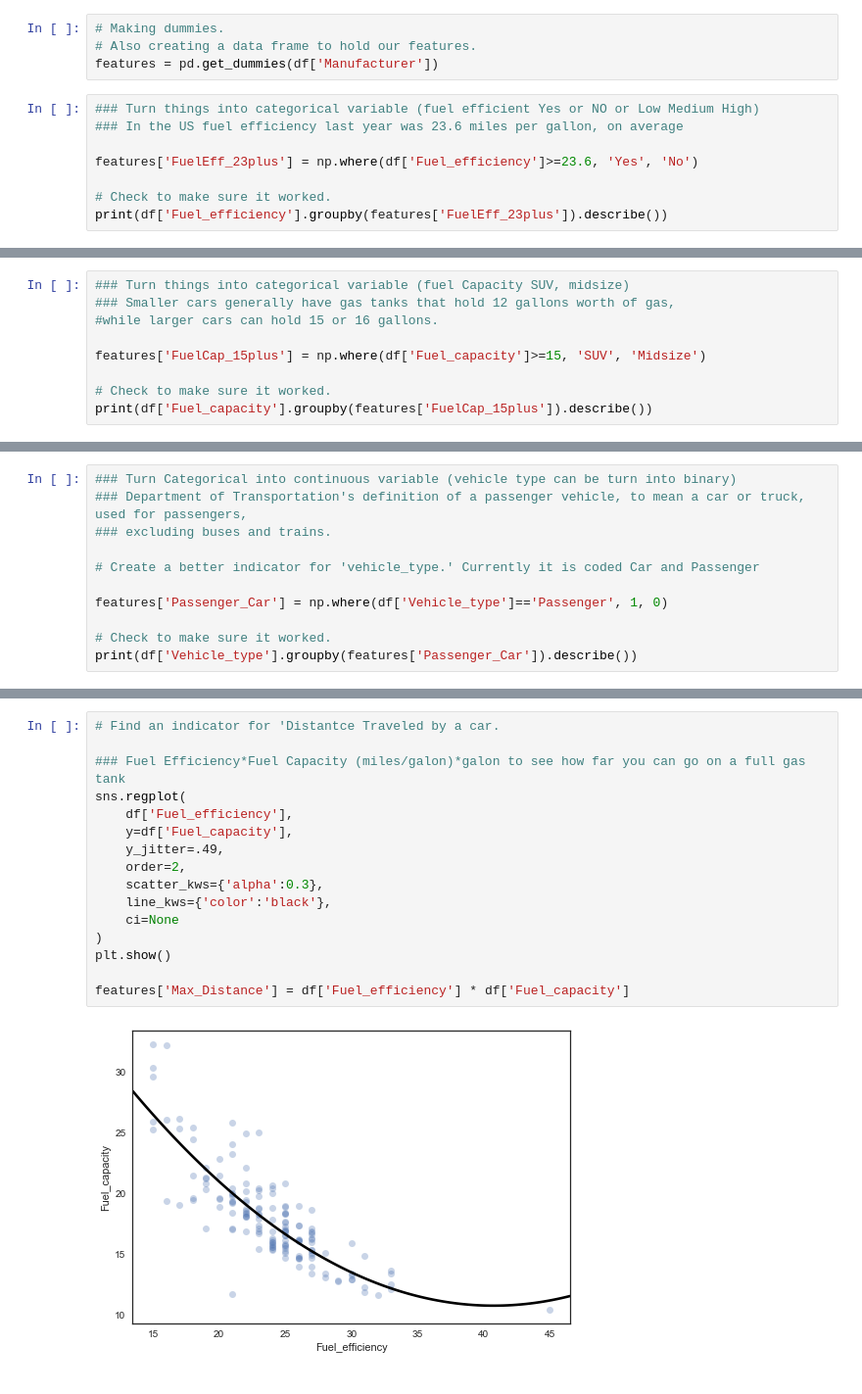
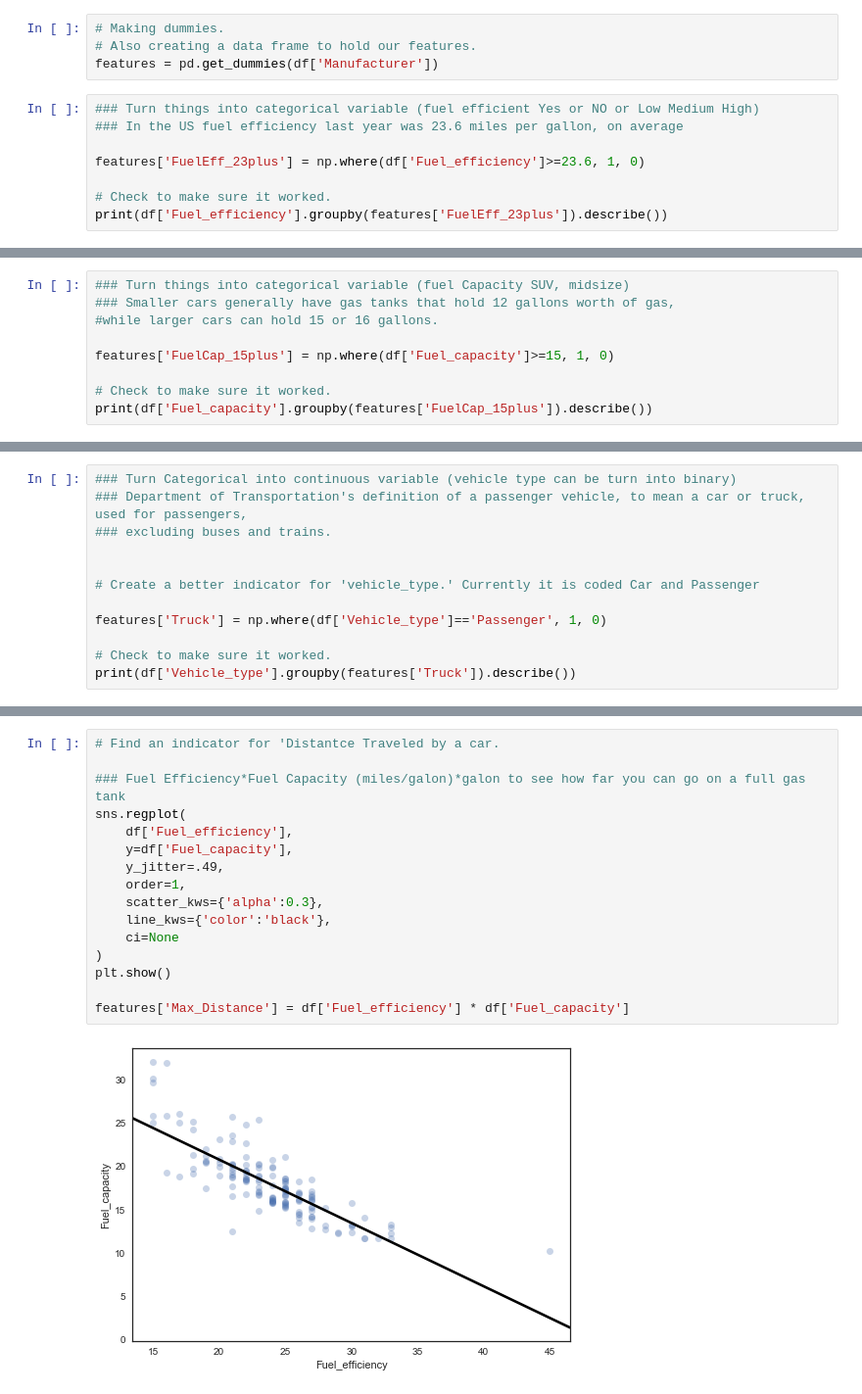
Before and after one commit to mguemon/Thinkful-, a Jupyter notebook: Challenge_PreparingToModel.ipynb, the cells around one changed output, grey strips where cells are left out. Shown at 98% size. Cells and saved outputs as stored; diff of their text form.

```diff
--- a/Challenge_PreparingToModel.ipynb
+++ b/Challenge_PreparingToModel.ipynb
@@ -154,7 +205,7 @@ features = pd.get_dummies(df['Manufacturer'])
 ### Turn things into categorical variable (fuel efficient Yes or NO or Low Medium High)
 ### In the US fuel efficiency last year was 23.6 miles per gallon, on average
 
-features['FuelEff_23plus'] = np.where(df['Fuel_efficiency']>=23.6, 'Yes', 'No')
+features['FuelEff_23plus'] = np.where(df['Fuel_efficiency']>=23.6, 1, 0)
 
 # Check to make sure it worked.
 print(df['Fuel_efficiency'].groupby(features['FuelEff_23plus']).describe())
@@ -168,7 +219,7 @@ Yes              85.0  26.705882  3.157846  24.0  25.0  26.0  27.0  45.0
 ### Smaller cars generally have gas tanks that hold 12 gallons worth of gas,
 #while larger cars can hold 15 or 16 gallons.
 
-features['FuelCap_15plus'] = np.where(df['Fuel_capacity']>=15, 'SUV', 'Midsize')
+features['FuelCap_15plus'] = np.where(df['Fuel_capacity']>=15, 1, 0)
 
 # Check to make sure it worked.
 print(df['Fuel_capacity'].groupby(features['FuelCap_15plus']).describe())
@@ -182,10 +233,11 @@ SUV             129.0  18.960465  3.484730  15.0  16.6  18.5  20.00  32.0
 ### Department of Transportation's definition of a passenger vehicle, to mean a car or truck, used for passengers,
 ### excluding buses and trains.
 
+
 # Create a better indicator for 'vehicle_type.' Currently it is coded Car and Passenger
 
-features['Passenger_Car'] = np.where(df['Vehicle_type']=='Passenger', 1, 0)
+features['Truck'] = np.where(df['Vehicle_type']=='Passenger', 1, 0)
 
 # Check to make sure it worked.
-print(df['Vehicle_type'].groupby(features['Passenger_Car']).describe())
+print(df['Vehicle_type'].groupby(features['Truck']).describe())
 # %% [output]
@@ -196,18 +248,18 @@ Passenger_Car
 # %%
 # Find an indicator for 'Distantce Traveled by a car.
 
 ### Fuel Efficiency*Fuel Capacity (miles/galon)*galon to see how far you can go on a full gas tank
 sns.regplot(
     df['Fuel_efficiency'],
     y=df['Fuel_capacity'],
     y_jitter=.49,
-    order=2,
+    order=1,
     scatter_kws={'alpha':0.3},
     line_kws={'color':'black'},
     ci=None
 )
 plt.show()
 
 features['Max_Distance'] = df['Fuel_efficiency'] * df['Fuel_capacity']
 # %% [output]
-[figure, old version]
+[figure, new version]
```
Also changed, not shown: parts of 25 cells of this notebook.
